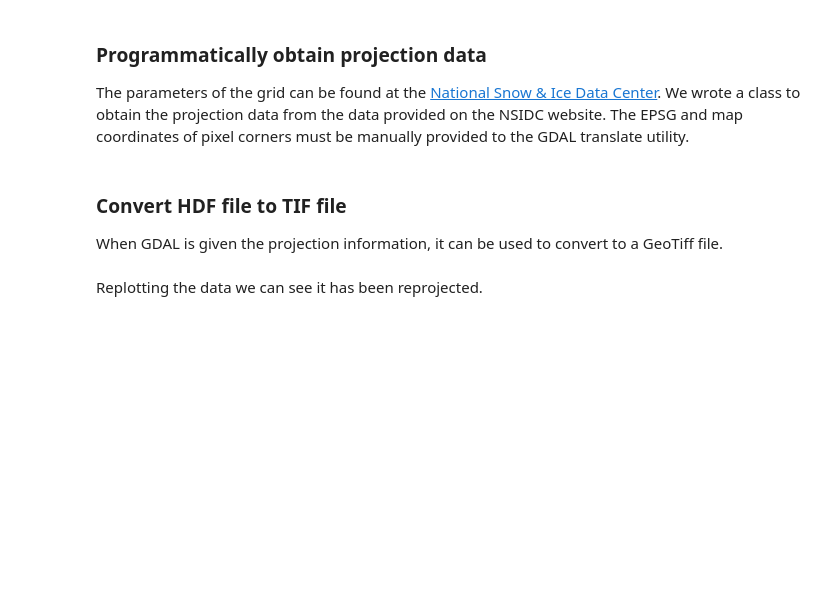
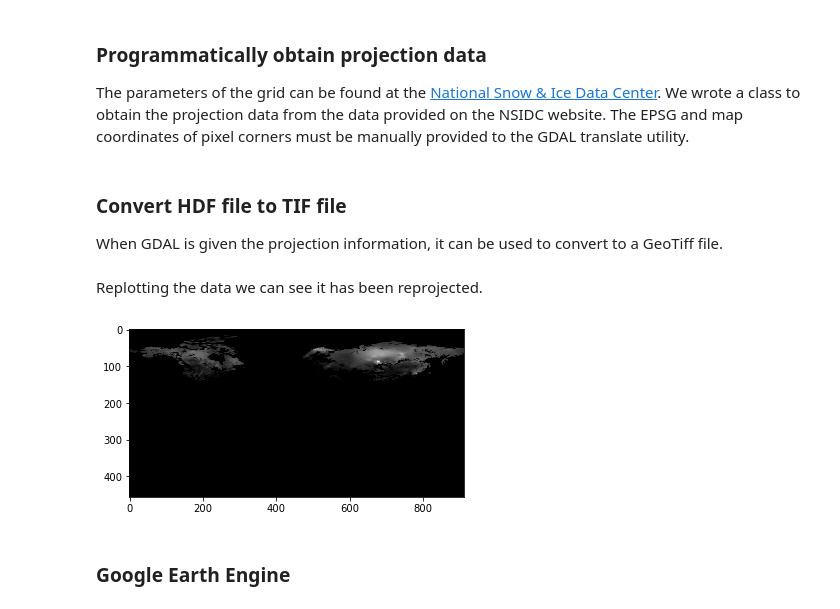
Before and after one commit to geohackweek/ghw2019_SnowAtlas, a Jupyter notebook: notebooks/SnowAtlas.ipynb, the cells around one changed output. Saved outputs shown, nothing was run; the diff lists cells and outputs as text; code cells hidden in the pictures; blank space fills up the shorter version.

Commit message:
cleaned up data folder, added environment yml

```diff
--- a/notebooks/SnowAtlas.ipynb
+++ b/notebooks/SnowAtlas.ipynb
@@ -249,8 +248,12 @@ def plot(filename):
 Replotting the data we can see it has been reprojected.
 # %%
 # Run code
-download_globsnow("../data")
+# download_globsnow("../data")
 for month in ["{0:0=2d}".format(m) for m in range(1,13)]:
     translate_globsnow("../data", month)
     convert_globsnow("../data", month)
-plot("../data/GlobSnow_SWE_Average_2016_01.tif")
+plot("../data/01/GlobSnow_SWE_Average_2016_01.tif")
+# %% [output]
+[figure, added]
+# %% [markdown]
+### Google Earth Engine
```
Also changed, not shown: parts of 1 cell of this notebook, 11 other files.
